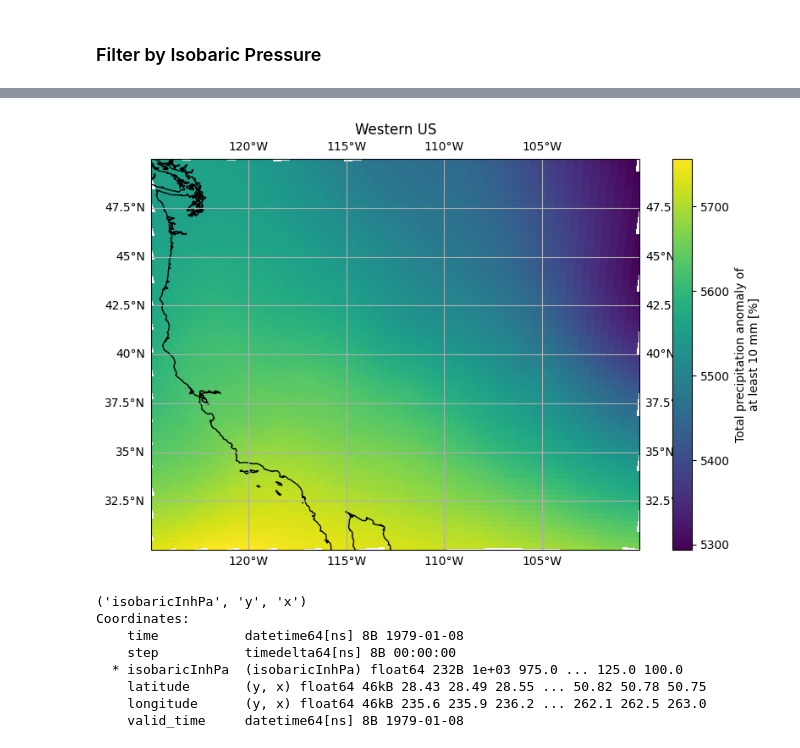
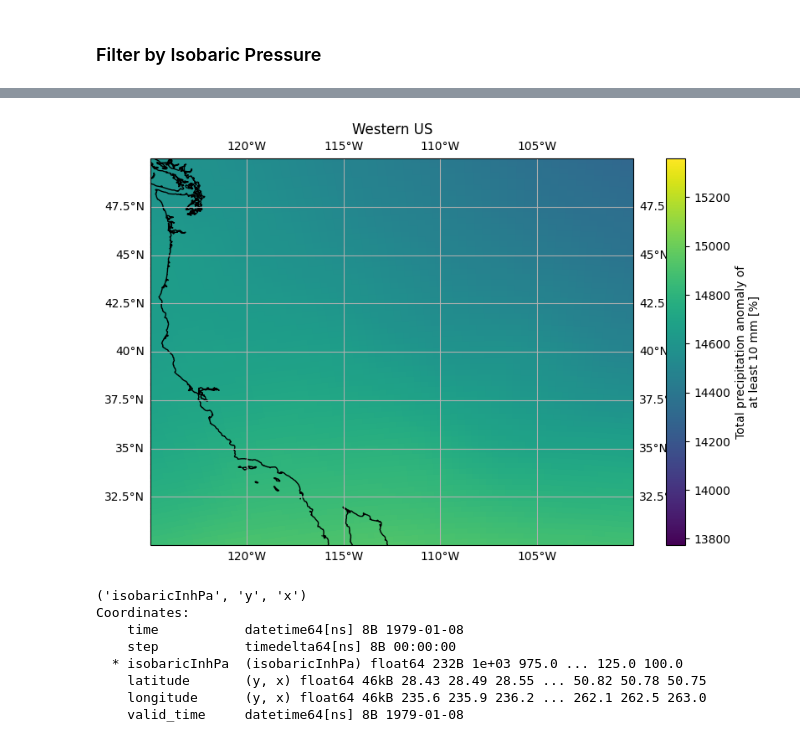
Before and after one commit to cloud-seeding/EDA, a Jupyter notebook: eliot_eda.ipynb, the cells around one changed output, grey strips where cells are left out. Saved outputs shown, nothing was run; the diff lists cells and outputs as text; code cells hidden in the pictures.

```diff
--- a/eliot_eda.ipynb
+++ b/eliot_eda.ipynb
@@ -82,0 +97,3 @@ Data variables:
+# %%
+lat_min, lat_max = 30, 50  # Latitude range for Western U.S.
+lon_min, lon_max = 235, 260 # Longitude range for Western U.S.
@@ -83,24 +121,24 @@ Data variables:
 # %%
-data = ds_west_us['tpag10'].sel(isobaricInhPa=500)
+data = ds['tpag10'].sel(isobaricInhPa=125)
 
 # Create the figure and axis using the Lambert Conformal projection
 fig, ax = plt.subplots(figsize=(10, 6), subplot_kw={'projection': ccrs.PlateCarree()})
 
 # Plot the data using Lambert Conformal projection
 data.plot(ax=ax, cmap='viridis', transform=ccrs.PlateCarree(), x='longitude', y='latitude')
 
 # Set the geographic extent of the Western U.S. (use PlateCarree for this)
 ax.set_extent([lon_min, lon_max, lat_min, lat_max], crs=ccrs.PlateCarree())
 
 # Add coastlines and gridlines
 ax.coastlines(resolution='10m')
 ax.gridlines(draw_labels=True)
 
 # Set the title and show the plot
 plt.title("Western US")
 plt.show()
 # %% [output]
-[figure, old version]
+[figure, new version]
 # %%
 print(data.dims)
 print(data.coords)
```
Also changed, not shown: parts of 5 cells of this notebook.
